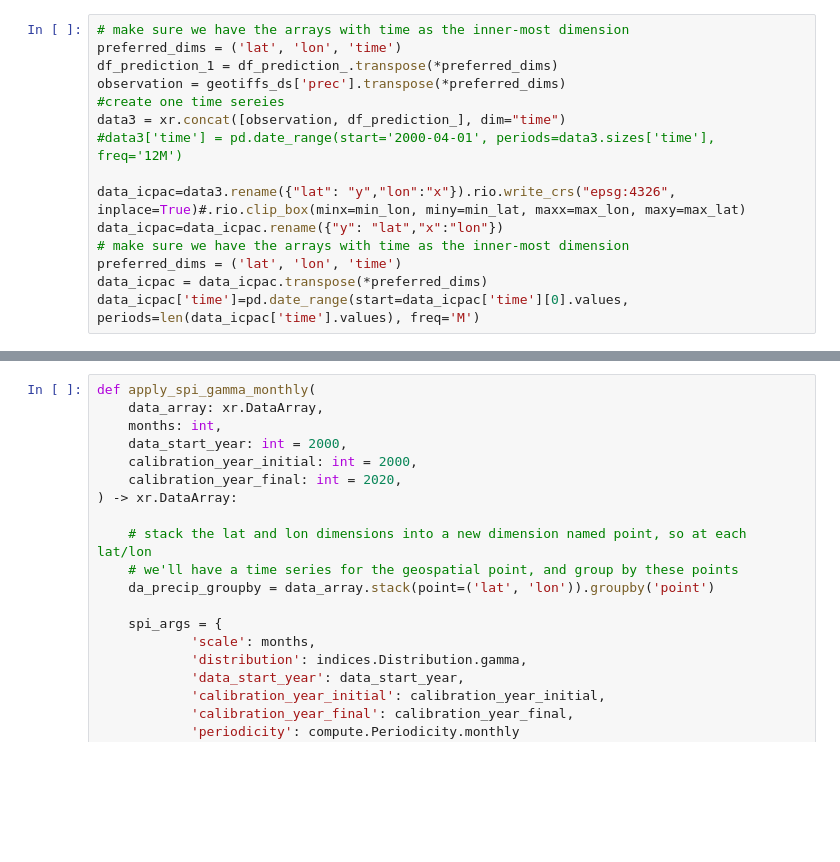
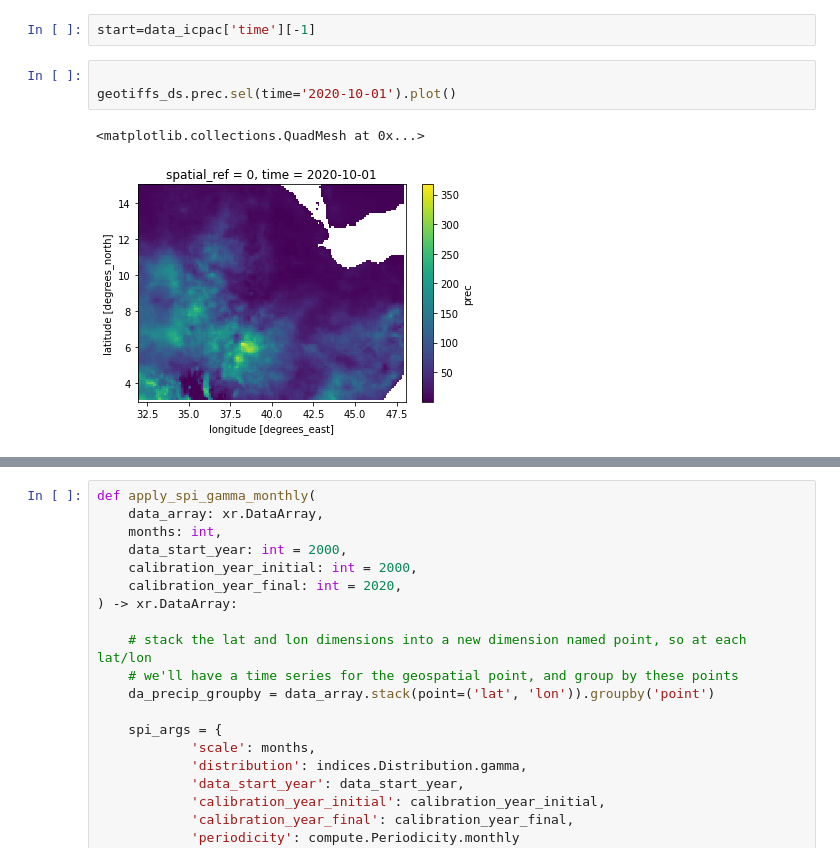
Before and after one commit to rodekruis/IBF_DROUGHT_PIPELINE, a Jupyter notebook: docs/icpac_data_spi.ipynb, the cells around one changed output, grey strips where cells are left out. Drawn from its saved outputs; the diff is of its cells as text; blank space fills up the shorter version.

```diff
--- a/docs/icpac_data_spi.ipynb
+++ b/docs/icpac_data_spi.ipynb
@@ -64,15 +359,8 @@ geotiffs_ds = geotiffs_da.to_dataset(name='prec')
+# %%
+start=data_icpac['time'][-1]
 # %%
-# make sure we have the arrays with time as the inner-most dimension
-preferred_dims = ('lat', 'lon', 'time')
-df_prediction_1 = df_prediction_.transpose(*preferred_dims)
-observation = geotiffs_ds['prec'].transpose(*preferred_dims)
-#create one time sereies
-data3 = xr.concat([observation, df_prediction_], dim="time")
-#data3['time'] = pd.date_range(start='2000-04-01', periods=data3.sizes['time'], freq='12M')
 
-data_icpac=data3.rename({"lat": "y","lon":"x"}).rio.write_crs("epsg:4326", inplace=True)#.rio.clip_box(minx=min_lon, miny=min_lat, maxx=max_lon, maxy=max_lat)
-data_icpac=data_icpac.rename({"y": "lat","x":"lon"})
-# make sure we have the arrays with time as the inner-most dimension
-preferred_dims = ('lat', 'lon', 'time')
-data_icpac = data_icpac.transpose(*preferred_dims)
-data_icpac['time']=pd.date_range(start=data_icpac['time'][0].values, periods=len(data_icpac['time'].values), freq='M')
+geotiffs_ds.prec.sel(time='2020-10-01').plot()
+# %% [output]
+<matplotlib.collections.QuadMesh at 0x...>
+[figure, added]
```
Also changed, not shown: parts of 47 cells of this notebook, 12 other files.
